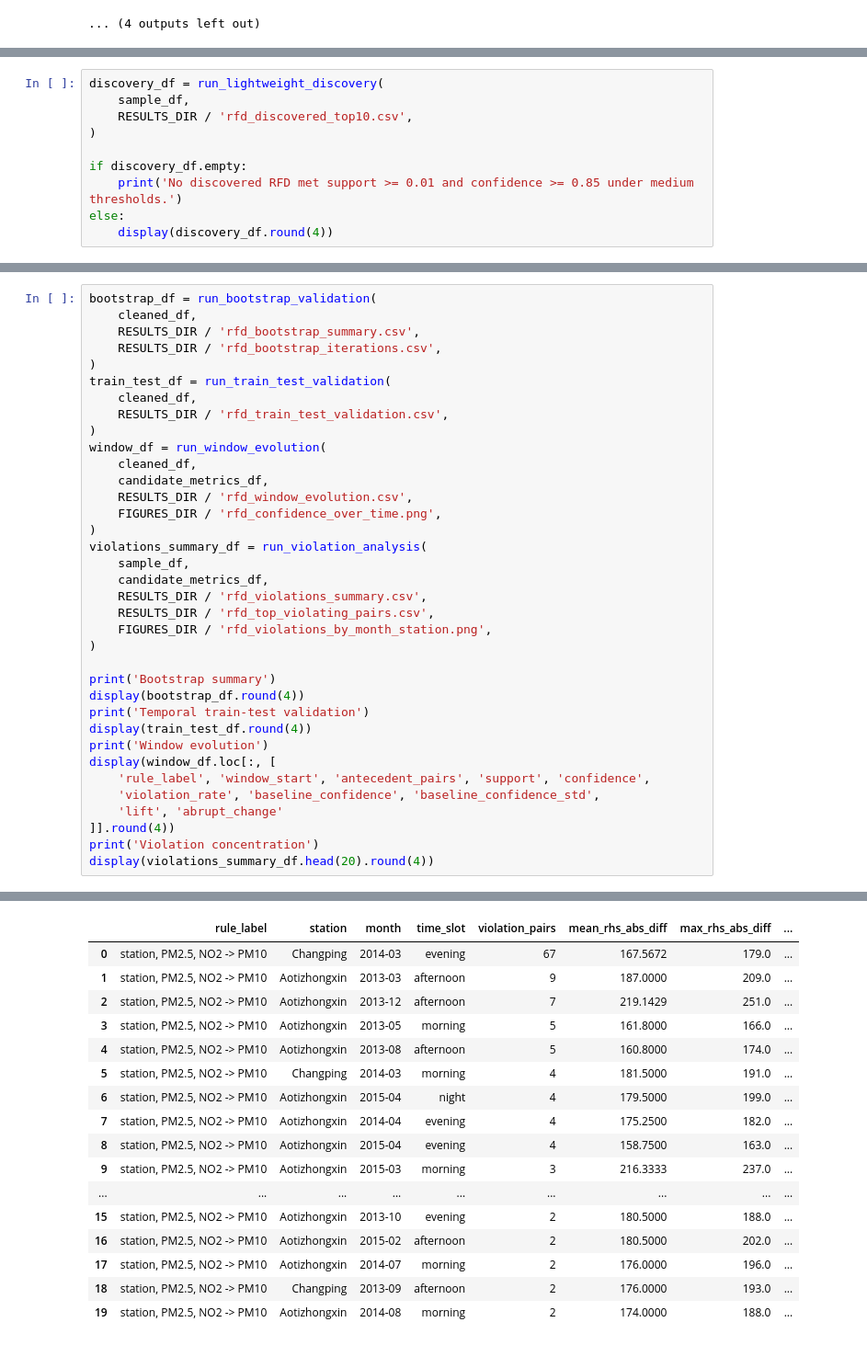
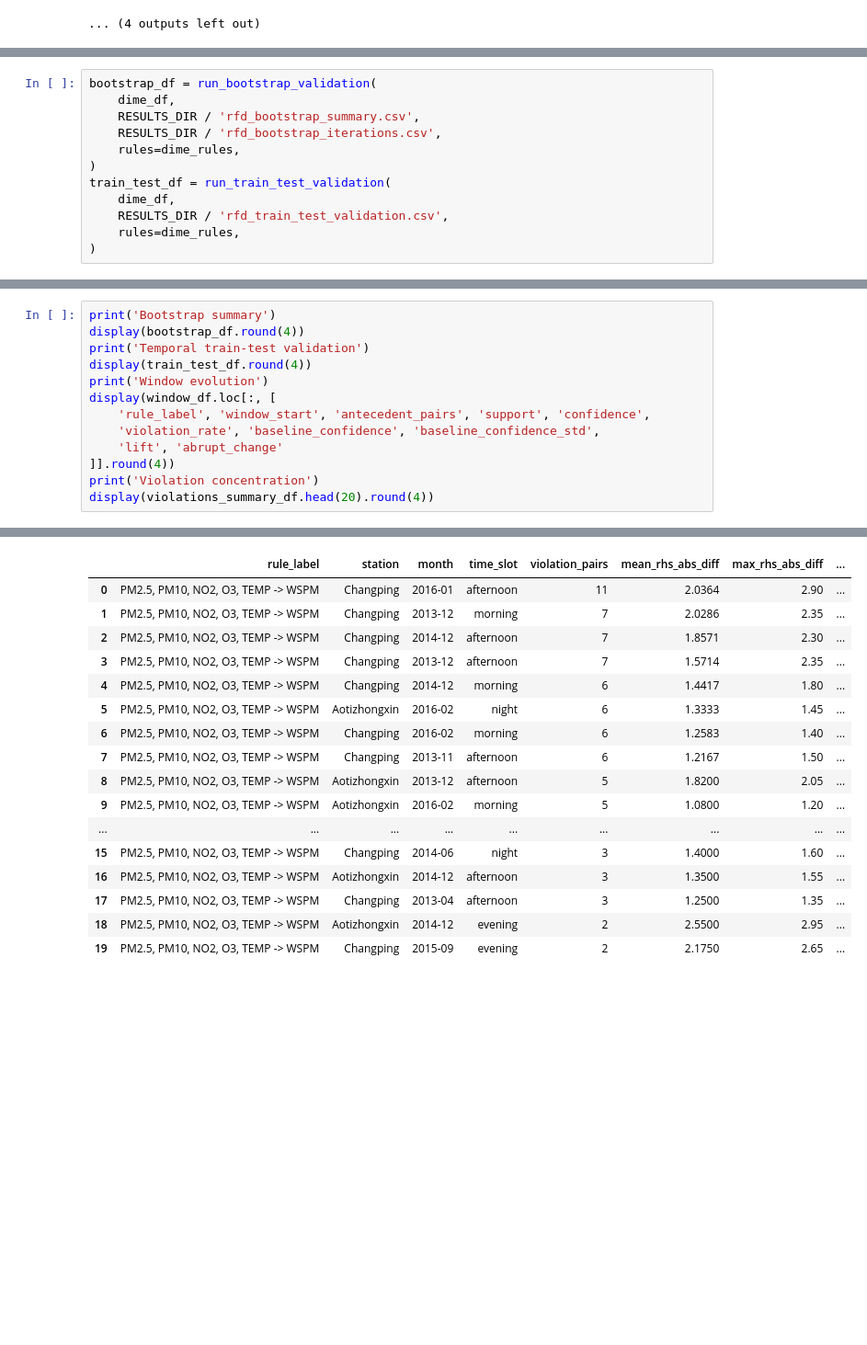
Before and after one commit to matthew-2000/rfd-urban-digital-twin, a Jupyter notebook: notebooks/01_rfd_udt_analysis.ipynb, the cells around one changed output, grey strips where cells are left out. Shown at 92% size. Drawn from its saved outputs; the diff is of its cells as text; blank space fills up the shorter version.

```diff
--- a/notebooks/01_rfd_udt_analysis.ipynb
+++ b/notebooks/01_rfd_udt_analysis.ipynb
@@ -272,10 +259,12 @@ display(metrics_table)
 # %%
-discovery_df = run_lightweight_discovery(
-    sample_df,
-    RESULTS_DIR / 'rfd_discovered_top10.csv',
+bootstrap_df = run_bootstrap_validation(
+    dime_df,
+    RESULTS_DIR / 'rfd_bootstrap_summary.csv',
+    RESULTS_DIR / 'rfd_bootstrap_iterations.csv',
+    rules=dime_rules,
 )
-
-if discovery_df.empty:
-    print('No discovered RFD met support >= 0.01 and confidence >= 0.85 under medium thresholds.')
-else:
-    display(discovery_df.round(4))
+train_test_df = run_train_test_validation(
+    dime_df,
+    RESULTS_DIR / 'rfd_train_test_validation.csv',
+    rules=dime_rules,
+)
@@ -333,27 +294,4 @@ display(station_df_rfd[['rule_label', 'station_scope', 'support', 'confidence',
 # %%
-bootstrap_df = run_bootstrap_validation(
-    cleaned_df,
-    RESULTS_DIR / 'rfd_bootstrap_summary.csv',
-    RESULTS_DIR / 'rfd_bootstrap_iterations.csv',
-)
-train_test_df = run_train_test_validation(
-    cleaned_df,
-    RESULTS_DIR / 'rfd_train_test_validation.csv',
-)
-window_df = run_window_evolution(
-    cleaned_df,
-    candidate_metrics_df,
-    RESULTS_DIR / 'rfd_window_evolution.csv',
-    FIGURES_DIR / 'rfd_confidence_over_time.png',
-)
-violations_summary_df = run_violation_analysis(
-    sample_df,
-    candidate_metrics_df,
-    RESULTS_DIR / 'rfd_violations_summary.csv',
-    RESULTS_DIR / 'rfd_top_violating_pairs.csv',
-    FIGURES_DIR / 'rfd_violations_by_month_station.png',
-)
-
 print('Bootstrap summary')
 display(bootstrap_df.round(4))
 print('Temporal train-test validation')
@@ -402,19 +334,19 @@ Window evolution
 Violation concentration
 |  | rule_label | station | month | time_slot | violation_pairs | mean_rhs_abs_diff | max_rhs_abs_diff | ... |
-| 0 | station, PM2.5, NO2 -> PM10 | Changping | 2014-03 | evening | 67 | 167.5672 | 179.0 | ... |
-| 1 | station, PM2.5, NO2 -> PM10 | Aotizhongxin | 2013-03 | afternoon | 9 | 187.0000 | 209.0 | ... |
-| 2 | station, PM2.5, NO2 -> PM10 | Aotizhongxin | 2013-12 | afternoon | 7 | 219.1429 | 251.0 | ... |
-| 3 | station, PM2.5, NO2 -> PM10 | Aotizhongxin | 2013-05 | morning | 5 | 161.8000 | 166.0 | ... |
-| 4 | station, PM2.5, NO2 -> PM10 | Aotizhongxin | 2013-08 | afternoon | 5 | 160.8000 | 174.0 | ... |
-| 5 | station, PM2.5, NO2 -> PM10 | Changping | 2014-03 | morning | 4 | 181.5000 | 191.0 | ... |
-| 6 | station, PM2.5, NO2 -> PM10 | Aotizhongxin | 2015-04 | night | 4 | 179.5000 | 199.0 | ... |
-| 7 | station, PM2.5, NO2 -> PM10 | Aotizhongxin | 2014-04 | evening | 4 | 175.2500 | 182.0 | ... |
-| 8 | station, PM2.5, NO2 -> PM10 | Aotizhongxin | 2015-04 | evening | 4 | 158.7500 | 163.0 | ... |
-| 9 | station, PM2.5, NO2 -> PM10 | Aotizhongxin | 2015-03 | morning | 3 | 216.3333 | 237.0 | ... |
+| 0 | PM2.5, PM10, NO2, O3, TEMP -> WSPM | Changping | 2016-01 | afternoon | 11 | 2.0364 | 2.90 | ... |
+| 1 | PM2.5, PM10, NO2, O3, TEMP -> WSPM | Changping | 2013-12 | morning | 7 | 2.0286 | 2.35 | ... |
+| 2 | PM2.5, PM10, NO2, O3, TEMP -> WSPM | Changping | 2014-12 | afternoon | 7 | 1.8571 | 2.30 | ... |
+| 3 | PM2.5, PM10, NO2, O3, TEMP -> WSPM | Changping | 2013-12 | afternoon | 7 | 1.5714 | 2.35 | ... |
+| 4 | PM2.5, PM10, NO2, O3, TEMP -> WSPM | Changping | 2014-12 | morning | 6 | 1.4417 | 1.80 | ... |
+| 5 | PM2.5, PM10, NO2, O3, TEMP -> WSPM | Aotizhongxin | 2016-02 | night | 6 | 1.3333 | 1.45 | ... |
+| 6 | PM2.5, PM10, NO2, O3, TEMP -> WSPM | Changping | 2016-02 | morning | 6 | 1.2583 | 1.40 | ... |
+| 7 | PM2.5, PM10, NO2, O3, TEMP -> WSPM | Changping | 2013-11 | afternoon | 6 | 1.2167 | 1.50 | ... |
+| 8 | PM2.5, PM10, NO2, O3, TEMP -> WSPM | Aotizhongxin | 2013-12 | afternoon | 5 | 1.8200 | 2.05 | ... |
+| 9 | PM2.5, PM10, NO2, O3, TEMP -> WSPM | Aotizhongxin | 2016-02 | morning | 5 | 1.0800 | 1.20 | ... |
 | ... | ... | ... | ... | ... | ... | ... | ... | ... |
-| 15 | station, PM2.5, NO2 -> PM10 | Aotizhongxin | 2013-10 | evening | 2 | 180.5000 | 188.0 | ... |
-| 16 | station, PM2.5, NO2 -> PM10 | Aotizhongxin | 2015-02 | afternoon | 2 | 180.5000 | 202.0 | ... |
-| 17 | station, PM2.5, NO2 -> PM10 | Aotizhongxin | 2014-07 | morning | 2 | 176.0000 | 196.0 | ... |
-| 18 | station, PM2.5, NO2 -> PM10 | Changping | 2013-09 | afternoon | 2 | 176.0000 | 193.0 | ... |
-| 19 | station, PM2.5, NO2 -> PM10 | Aotizhongxin | 2014-08 | morning | 2 | 174.0000 | 188.0 | ... |
+| 15 | PM2.5, PM10, NO2, O3, TEMP -> WSPM | Changping | 2014-06 | night | 3 | 1.4000 | 1.60 | ... |
+| 16 | PM2.5, PM10, NO2, O3, TEMP -> WSPM | Aotizhongxin | 2014-12 | afternoon | 3 | 1.3500 | 1.55 | ... |
+| 17 | PM2.5, PM10, NO2, O3, TEMP -> WSPM | Changping | 2013-04 | afternoon | 3 | 1.2500 | 1.35 | ... |
+| 18 | PM2.5, PM10, NO2, O3, TEMP -> WSPM | Aotizhongxin | 2014-12 | evening | 2 | 2.5500 | 2.95 | ... |
+| 19 | PM2.5, PM10, NO2, O3, TEMP -> WSPM | Changping | 2015-09 | evening | 2 | 2.1750 | 2.65 | ... |
 # %% [markdown]
```
Also changed, not shown: parts of 15 cells of this notebook, 28 other files.
